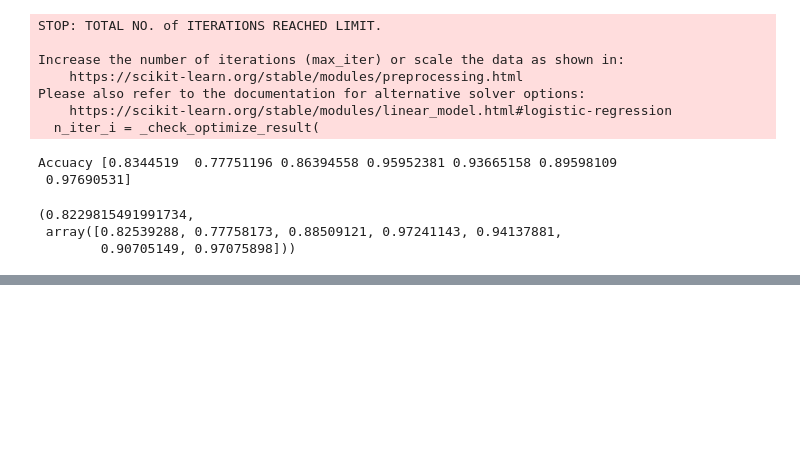
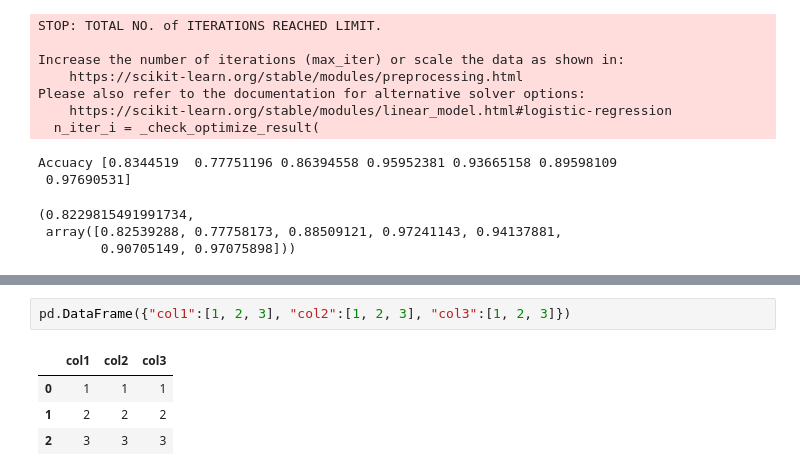
Before and after one commit to matthieudelsart/cover-type-prediction-challenge, a Jupyter notebook: francois.ipynb, the cells around one changed output, grey strips where cells are left out. Drawn from its saved outputs; the diff is of its cells as text; blank space fills up the shorter version.

```diff
--- a/francois.ipynb
+++ b/francois.ipynb
@@ -929,0 +998,7 @@ Accuacy [0.8344519  0.77751196 0.86394558 0.95952381 0.93665158 0.89598109
+# %%
+pd.DataFrame({"col1":[1, 2, 3], "col2":[1, 2, 3], "col3":[1, 2, 3]})
+# %% [output]
+|  | col1 | col2 | col3 |
+| 0 | 1 | 1 | 1 |
+| 1 | 2 | 2 | 2 |
+| 2 | 3 | 3 | 3 |
```
Also changed, not shown: parts of 18 cells of this notebook.
